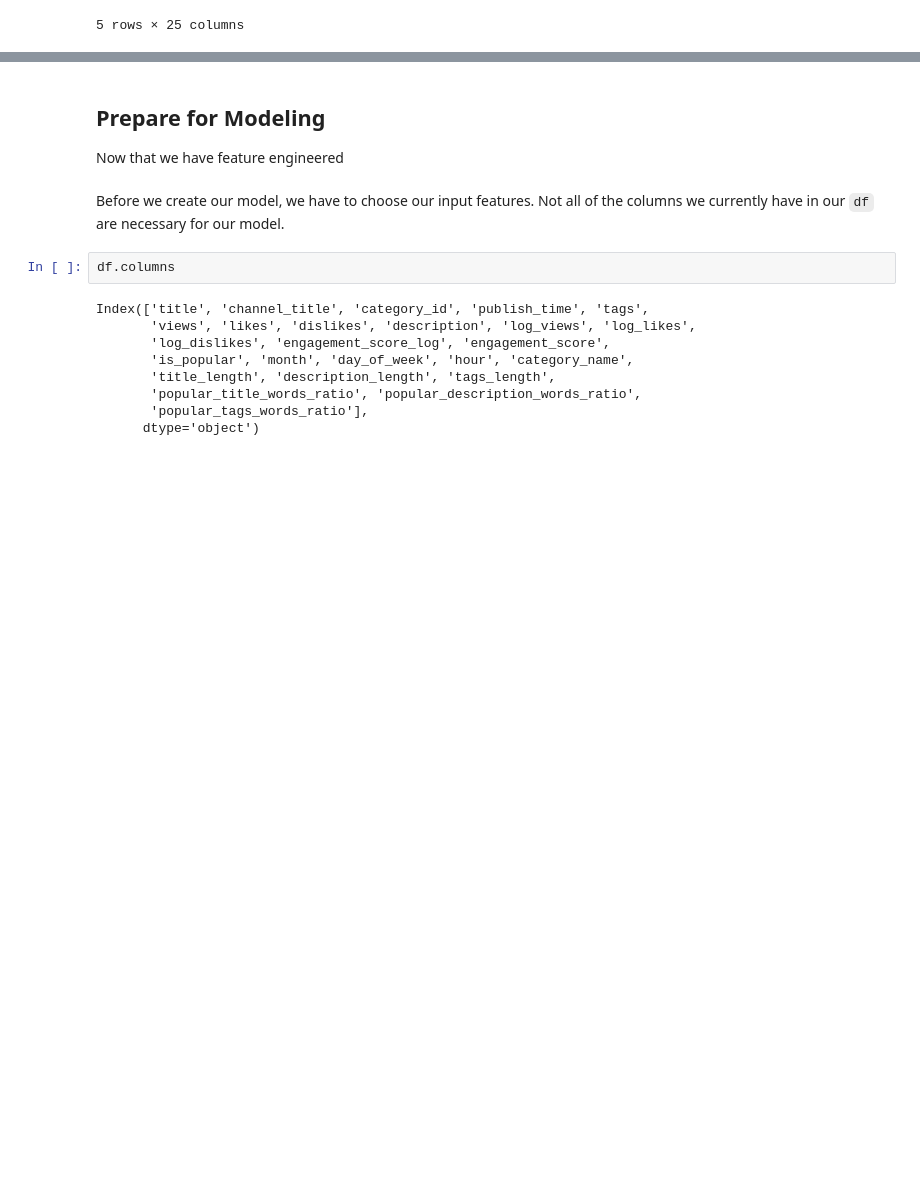
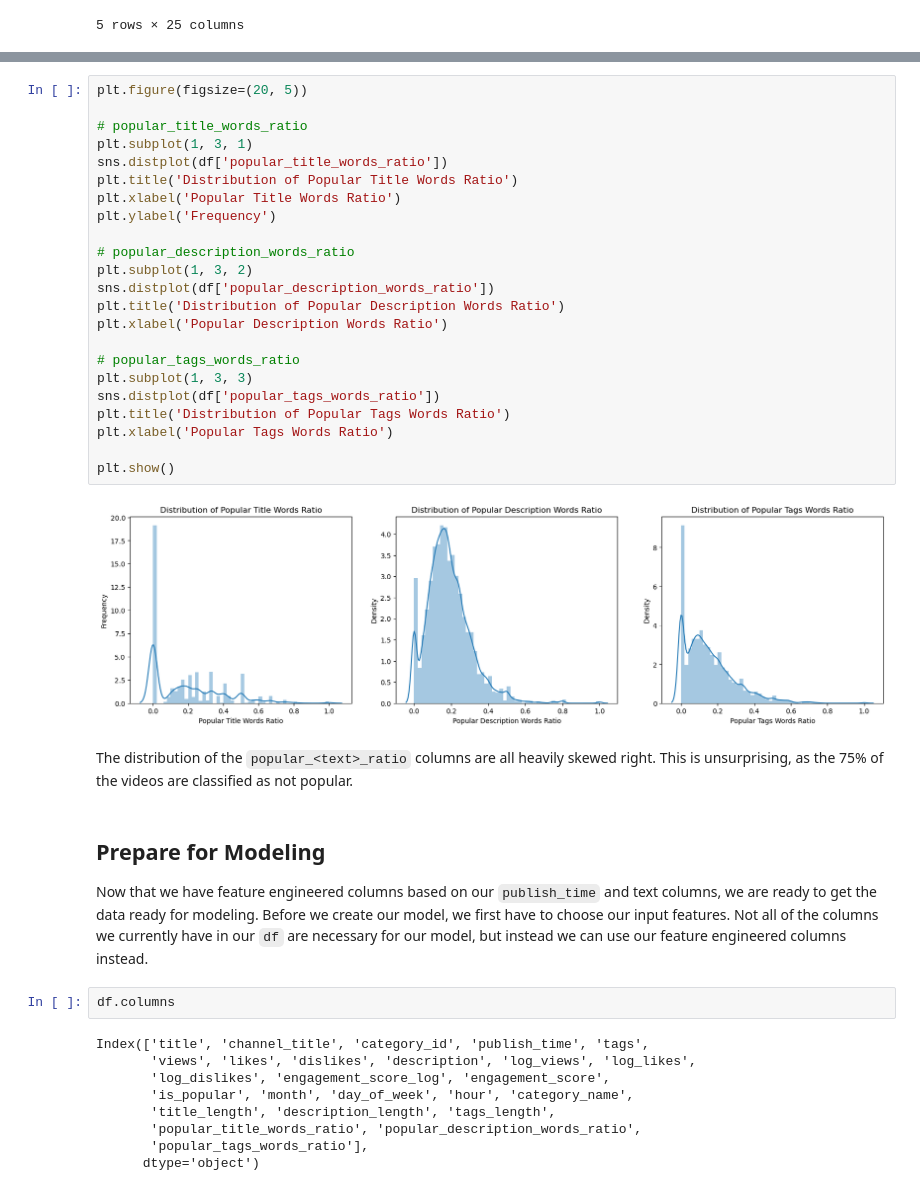
Before and after one commit to sjmfirestone/comp-4448-final-project, a Jupyter notebook: video-popularity.ipynb, the cells around one changed output, grey strips where cells are left out. Cells and saved outputs as stored; diff of their text form; blank space fills up the shorter version.

```diff
--- a/video-popularity.ipynb
+++ b/video-popularity.ipynb
@@ -980,8 +972,33 @@ Text(0, 0.5, 'Frequency')
-# %% [markdown]
-## Prepare for Modeling
-Now that we have feature engineered
+# %%
+plt.figure(figsize=(20, 5))
+
+# popular_title_words_ratio
+plt.subplot(1, 3, 1)
+sns.distplot(df['popular_title_words_ratio'])
+plt.title('Distribution of Popular Title Words Ratio')
+plt.xlabel('Popular Title Words Ratio')
+plt.ylabel('Frequency')
+
+# popular_description_words_ratio
+plt.subplot(1, 3, 2)
+sns.distplot(df['popular_description_words_ratio'])
+plt.title('Distribution of Popular Description Words Ratio')
+plt.xlabel('Popular Description Words Ratio')
+
+# popular_tags_words_ratio
+plt.subplot(1, 3, 3)
+sns.distplot(df['popular_tags_words_ratio'])
+plt.title('Distribution of Popular Tags Words Ratio')
+plt.xlabel('Popular Tags Words Ratio')
+
+plt.show()
+# %% [output]
+[figure, added]
+# %% [markdown]
+The distribution of the `popular_<text>_ratio` columns are all heavily skewed right. This is unsurprising, as the 75% of the videos are classified as not popular.
 # %% [markdown]
-Before we create our model, we have to choose our input features. Not all of the columns we currently have in our `df` are necessary for our model.
+## Prepare for Modeling
+Now that we have feature engineered columns based on our `publish_time` and text columns, we are ready to get the data ready for modeling. Before we create our model, we first have to choose our input features. Not all of the columns we currently have in our `df` are necessary for our model, but instead we can use our feature engineered columns instead.
 # %%
 df.columns
 # %% [output]
```
Also changed, not shown: parts of 59 cells of this notebook.
